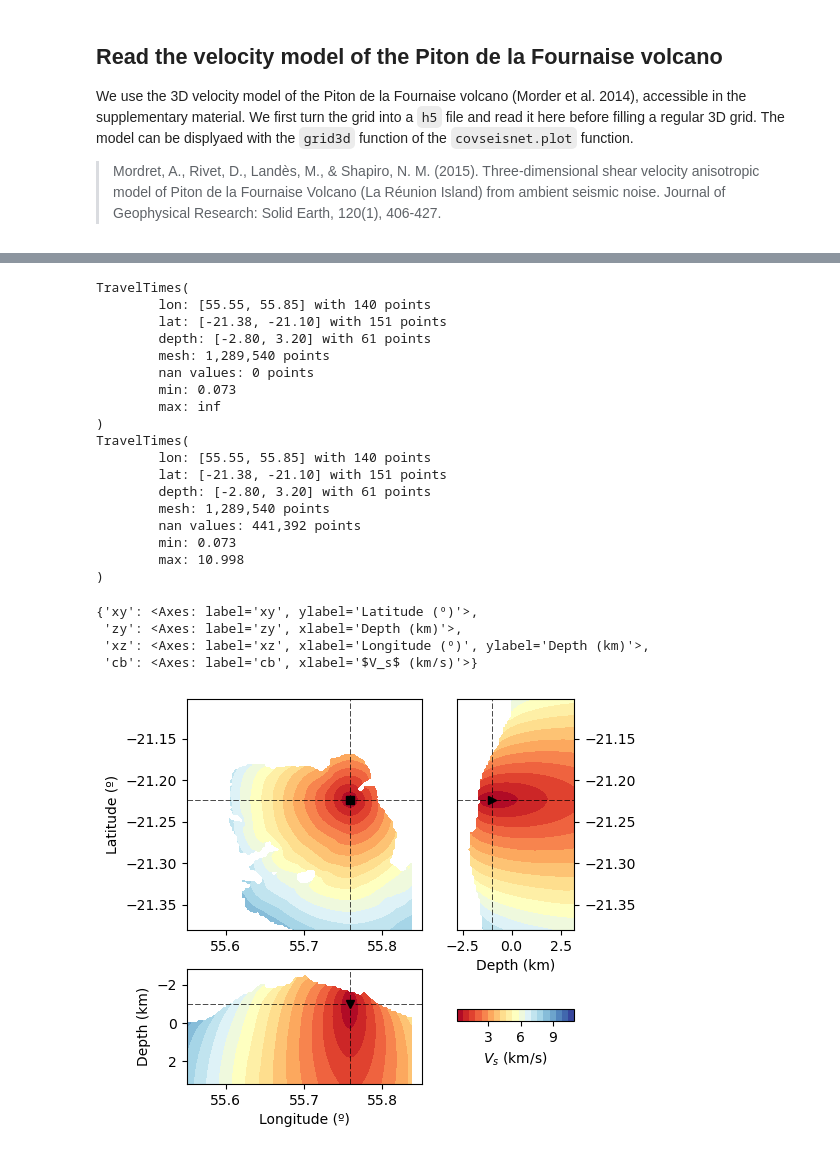
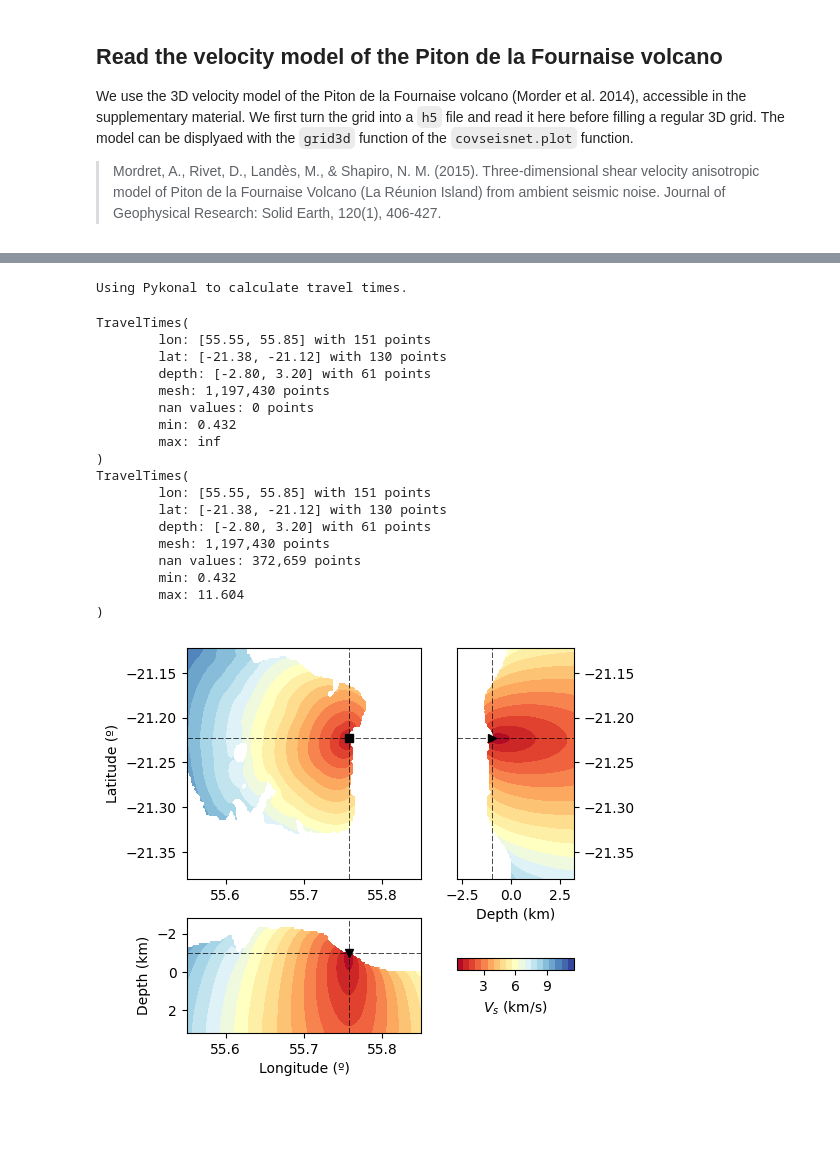
Before and after one commit to leonard-seydoux/covseisnet, a Jupyter notebook: docs/source/tutorials/04_calculate_travel_times.ipynb, the cells around one changed output, grey strips where cells are left out. Saved outputs shown, nothing was run; the diff lists cells and outputs as text; code cells hidden in the pictures; blank space fills up the shorter version.

```diff
--- a/docs/source/tutorials/04_calculate_travel_times.ipynb
+++ b/docs/source/tutorials/04_calculate_travel_times.ipynb
@@ -20,7 +20,7 @@ We use the 3D velocity model of the Piton de la Fournaise volcano (Morder et al.
 > Mordret, A., Rivet, D., Landès, M., & Shapiro, N. M. (2015). Three‐dimensional shear velocity anisotropic model of Piton de la Fournaise Volcano (La Réunion Island) from ambient seismic noise. Journal of Geophysical Research: Solid Earth, 120(1), 406-427.
 # %%
 # Read the model
-filepath_model = Path("data/velocity_model_Mordret2025.h5").absolute()
+filepath_model = Path("../data/undervolc_vs_mordret_2015.h5").absolute()
 velocity_field_name = "Vs"
 
 # The h5 file contains the velocity model in a 3D grid with the following
@@ -31,15 +31,14 @@ with h5.File(filepath_model, "r") as velocity_model:
     # Coordinates
     lon = np.array(velocity_model["longitude"])
     lat = np.array(velocity_model["latitude"])
-    depth = np.array(velocity_model["depth"]) * 1e-3
+    depth = np.array(velocity_model["depth"])
 
     # Velocity
     velocity = np.array(velocity_model[velocity_field_name])
-    velocity /= 1e3
 
 # Get extent
 model = csn.velocity.model_from_grid(lon, lat, depth, velocity)
 
 # Plot the grid
-csn.plot.grid3d(model, profile_coordinates=[55.7, -21.25, 1], cmap="RdYlBu", label="$V_s$ (km/s)")
+fig, ax = csn.plot.grid3d(model, profile_coordinates=[55.7, -21.25, 1], cmap="RdYlBu", label="$V_s$ (km/s)")
 # %% [output]
@@ -51,42 +46,39 @@ csn.plot.grid3d(model, profile_coordinates=[55.7, -21.25, 1], cmap="RdYlBu", lab
 # %%
-stream = csn.read("data/undervolc.mseed")
-stream.assign_coordinates("data/undervolc.xml")
+stream = csn.read("../data/undervolc.mseed")
+stream.assign_coordinates("../data/undervolc.xml")
 longitudes = [tr.stats.coordinates.longitude for tr in stream]
 latitudes = [tr.stats.coordinates.latitude for tr in stream]
 depths = [-tr.stats.coordinates.elevation * 1e-3 for tr in stream]
 travel_times = csn.travel_times.TravelTimes(model, receiver_coordinates=(longitudes[2], latitudes[2], depths[2]))
 print(travel_times)
 
 travel_times[np.isinf(travel_times)] = np.nan
 print(travel_times)
 
-csn.plot.grid3d(
+fig, ax = csn.plot.grid3d(
     travel_times,
     receiver_coordinates=(longitudes[2], latitudes[2], depths[2]),
     cmap="RdYlBu",
     label="$V_s$ (km/s)",
 )
 # %% [output]
-TravelTimes(
-        lon: [55.55, 55.85] with 140 points
-        lat: [-21.38, -21.10] with 151 points
-        depth: [-2.80, 3.20] with 61 points
-        mesh: 1,289,540 points
-        nan values: 0 points
-        min: 0.073
-        max: inf
-)
-TravelTimes(
-        lon: [55.55, 55.85] with 140 points
-        lat: [-21.38, -21.10] with 151 points
-        depth: [-2.80, 3.20] with 61 points
-        mesh: 1,289,540 points
-        nan values: 441,392 points
-        min: 0.073
-        max: 10.998
-)
+Using Pykonal to calculate travel times.
-{'xy': <Axes: label='xy', ylabel='Latitude (º)'>,
- 'zy': <Axes: label='zy', xlabel='Depth (km)'>,
- 'xz': <Axes: label='xz', xlabel='Longitude (º)', ylabel='Depth (km)'>,
- 'cb': <Axes: label='cb', xlabel='$V_s$ (km/s)'>}
+TravelTimes(
+        lon: [55.55, 55.85] with 151 points
+        lat: [-21.38, -21.12] with 130 points
+        depth: [-2.80, 3.20] with 61 points
+        mesh: 1,197,430 points
+        nan values: 0 points
+        min: 0.432
+        max: inf
+)
+TravelTimes(
+        lon: [55.55, 55.85] with 151 points
+        lat: [-21.38, -21.12] with 130 points
+        depth: [-2.80, 3.20] with 61 points
+        mesh: 1,197,430 points
+        nan values: 372,659 points
+        min: 0.432
+        max: 11.604
+)
-[figure, old version]
+[figure, new version]
```
Also changed, not shown: parts of 2 cells of this notebook, 1 other file.
